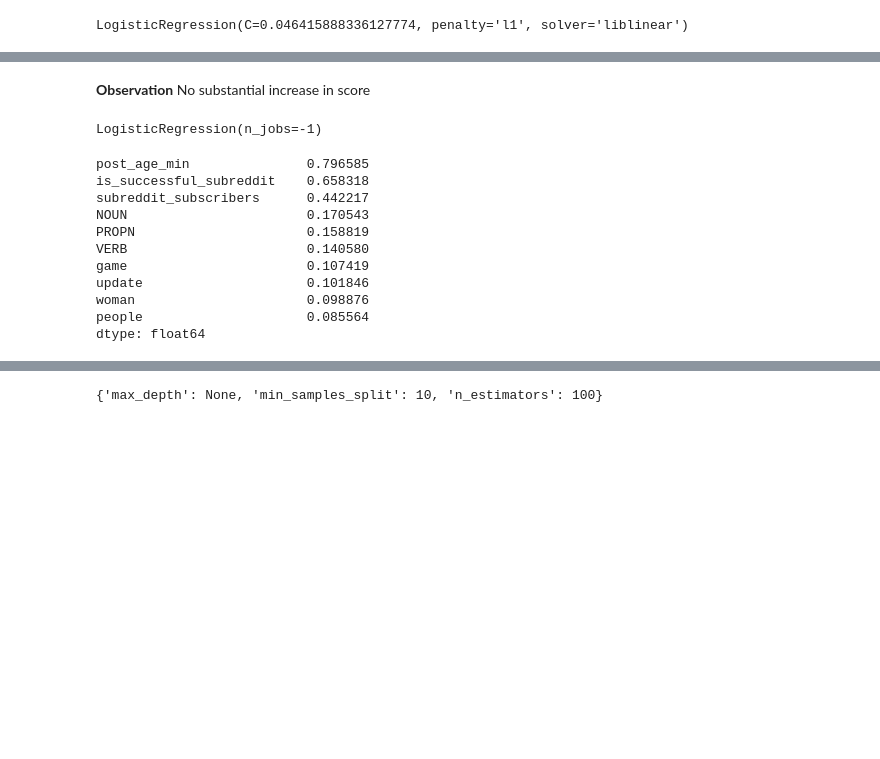
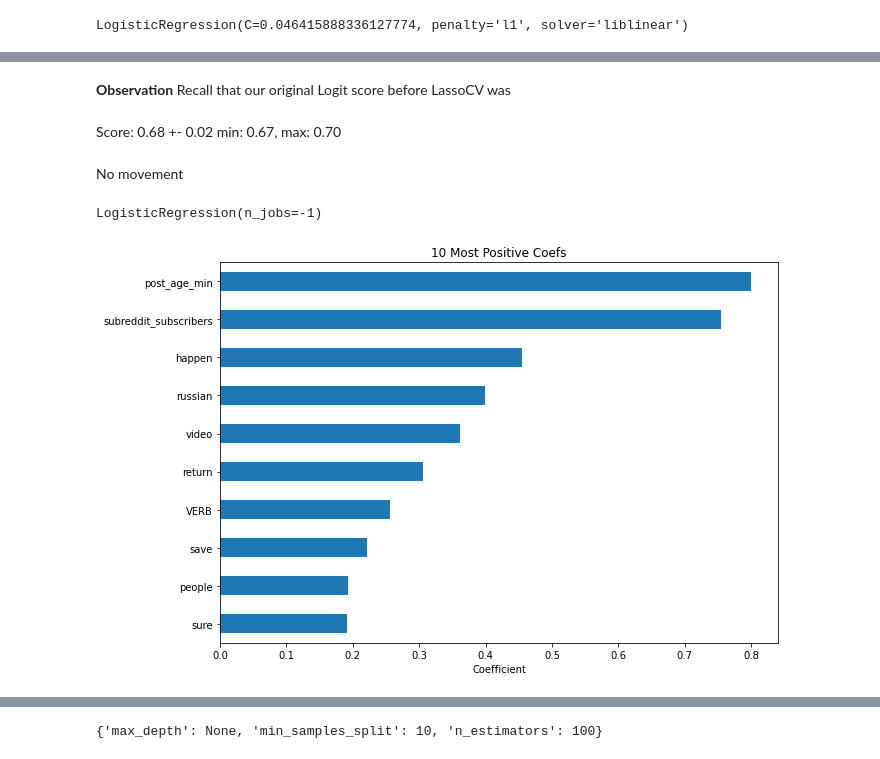
Before and after one commit to lawjackelen/reddit-classification-nlp, a Jupyter notebook: code/04_Modelling.ipynb, the cells around one changed output, grey strips where cells are left out. Saved outputs shown, nothing was run; the diff lists cells and outputs as text; code cells hidden in the pictures; blank space fills up the shorter version.

```diff
--- a/code/04_Modelling.ipynb
+++ b/code/04_Modelling.ipynb
@@ -182,5 +250,4 @@ logit_cv = LogisticRegressionCV(penalty='l1',
 # %%
-logit_cv.fit(X_lemma_ss, y_lemma)
 print("Best C: ", logit_cv.C_[0])
 print("Score: ",logit_cv.score(X_lemma_ss, y_lemma))
 # %% [output]
@@ -192,7 +261,7 @@ logit = LogisticRegression(penalty='l1',
                            solver = 'liblinear',
                            C = logit_cv.C_[0])
 
-logit.fit(X_lemma_ss, y_lemma)
+logit.fit(X_lemma_train_ss, y_lemma_train)
 # %% [output]
 LogisticRegression(C=0.046415888336127774, penalty='l1', solver='liblinear')
 # %%
@@ -214,26 +283,22 @@ Score: 0.70 +- 0.01     min: 0.69, max: 0.71
 # %% [markdown]
-**Observation** No substantial increase in score
+**Observation** Recall that our original Logit score before LassoCV was<br><br>
+Score: 0.68 +- 0.02     min: 0.67, max: 0.70<br><br>
+No movement
 # %%
 # fit logistic regression to get coefficients for interpretation
-logit.fit(pd.DataFrame(X_lemma_ss, columns = X_lemma.columns)[final_columns_lasso], y_lemma)
+logit.fit(pd.DataFrame(X_lemma_train_ss, columns = X_lemma.columns)[final_columns_lasso], y_lemma_train)
 # %% [output]
 LogisticRegression(n_jobs=-1)
 # %%
 coef_list = pd.Series(logit.coef_[0],
-                      index = pd.DataFrame(X_lemma_ss, columns = X_lemma.columns)[final_columns_lasso].columns)
+                      index = pd.DataFrame(X_lemma_train_ss, columns = X_lemma.columns)[final_columns_lasso].columns)
 # %%
-# top 10 positively affected predictor variables
-coef_list.sort_values(ascending=False)[:10]
+# look at 10 Most Positive Coefs
+my_series = coef_list.sort_values(ascending=False)[:10].sort_values()
+
+fig, ax = plt.subplots(1,1,figsize = (10,7))
+ax = my_series.plot(kind='barh', title = '10 Most Positive Coefs')
+ax.set_xlabel('Coefficient');
 # %% [output]
-post_age_min               0.796585
-is_successful_subreddit    0.658318
-subreddit_subscribers      0.442217
-NOUN                       0.170543
-PROPN                      0.158819
-VERB                       0.140580
-game                       0.107419
-update                     0.101846
-woman                      0.098876
-people                     0.085564
-dtype: float64
+[figure, added]
 # %%
```
Also changed, not shown: parts of 72 cells of this notebook, 8 other files.
